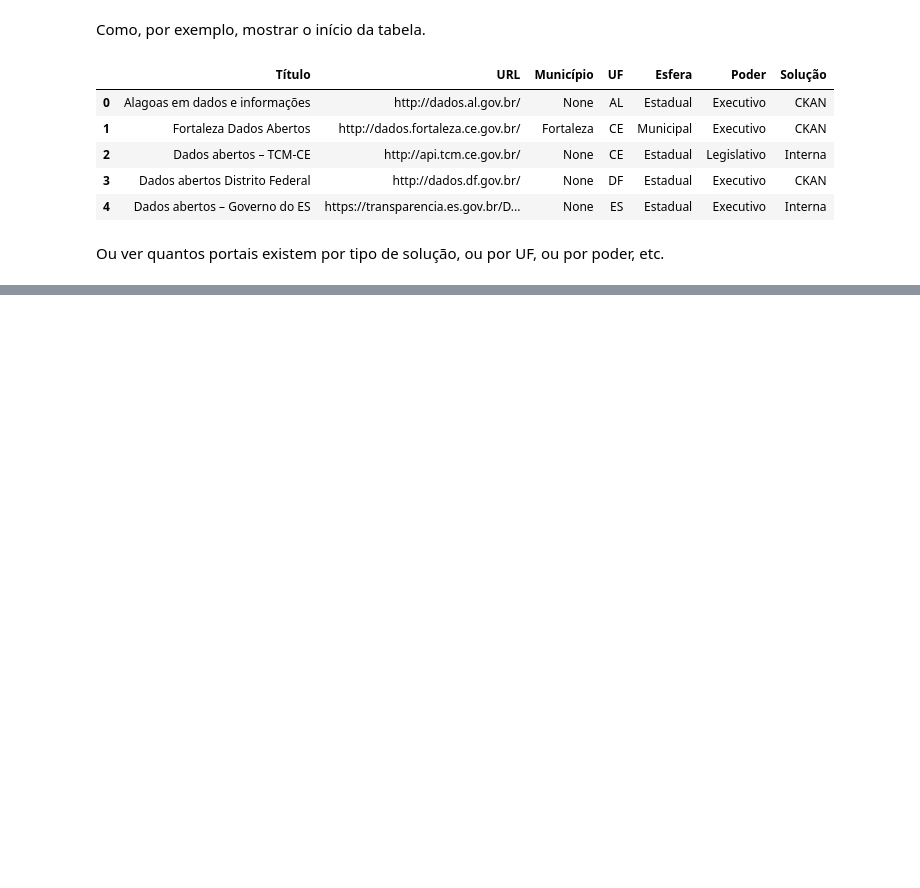
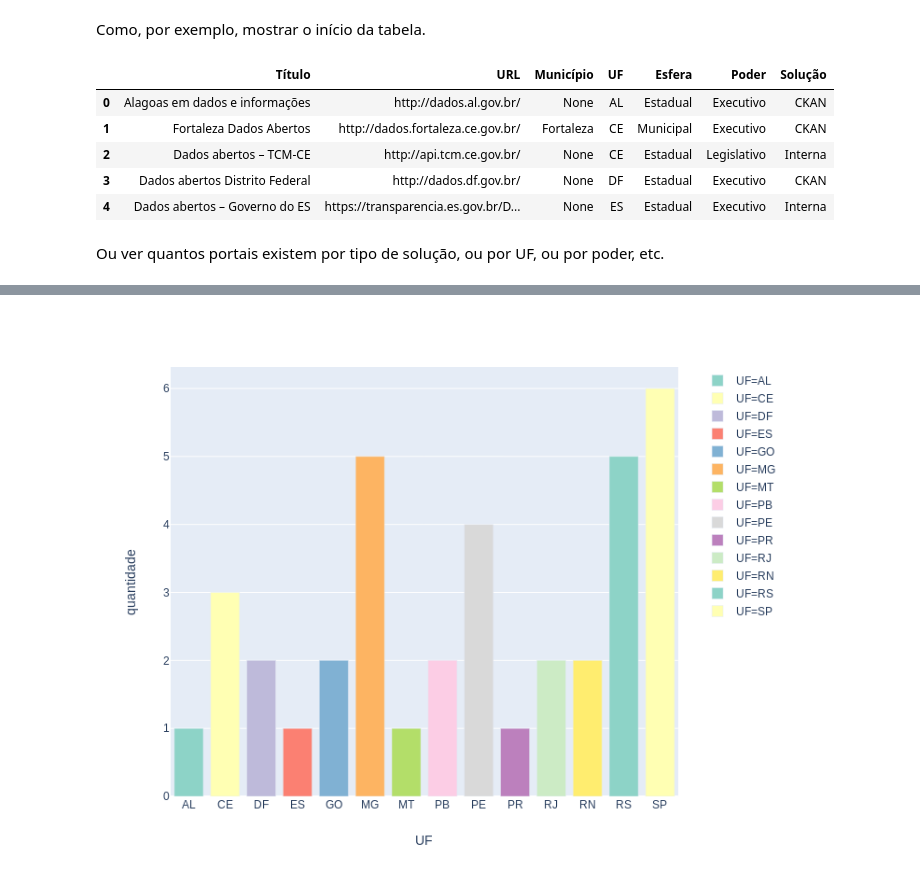
Before and after one commit to dadosgovbr/catalogos-dados-brasil, a Jupyter notebook: scripts/uso/como-usar-com-o-pandas.ipynb, the cells around one changed output, grey strips where cells are left out. Drawn from its saved outputs; the diff is of its cells as text; code cells hidden in the pictures; blank space fills up the shorter version.

```diff
--- a/scripts/uso/como-usar-com-o-pandas.ipynb
+++ b/scripts/uso/como-usar-com-o-pandas.ipynb
@@ -133,0 +200,10 @@ Name: URL, dtype: int64
+# %%
+px.bar(
+    pd.DataFrame(uf).reset_index(),
+    x = 'UF',
+    y = 'quantidade',
+    color = 'UF',
+    color_discrete_sequence = py.colors.qualitative.Set3
+)
+# %% [output]
+[figure, added]
```
Also changed, not shown: parts of 20 cells of this notebook, 1 other file.
